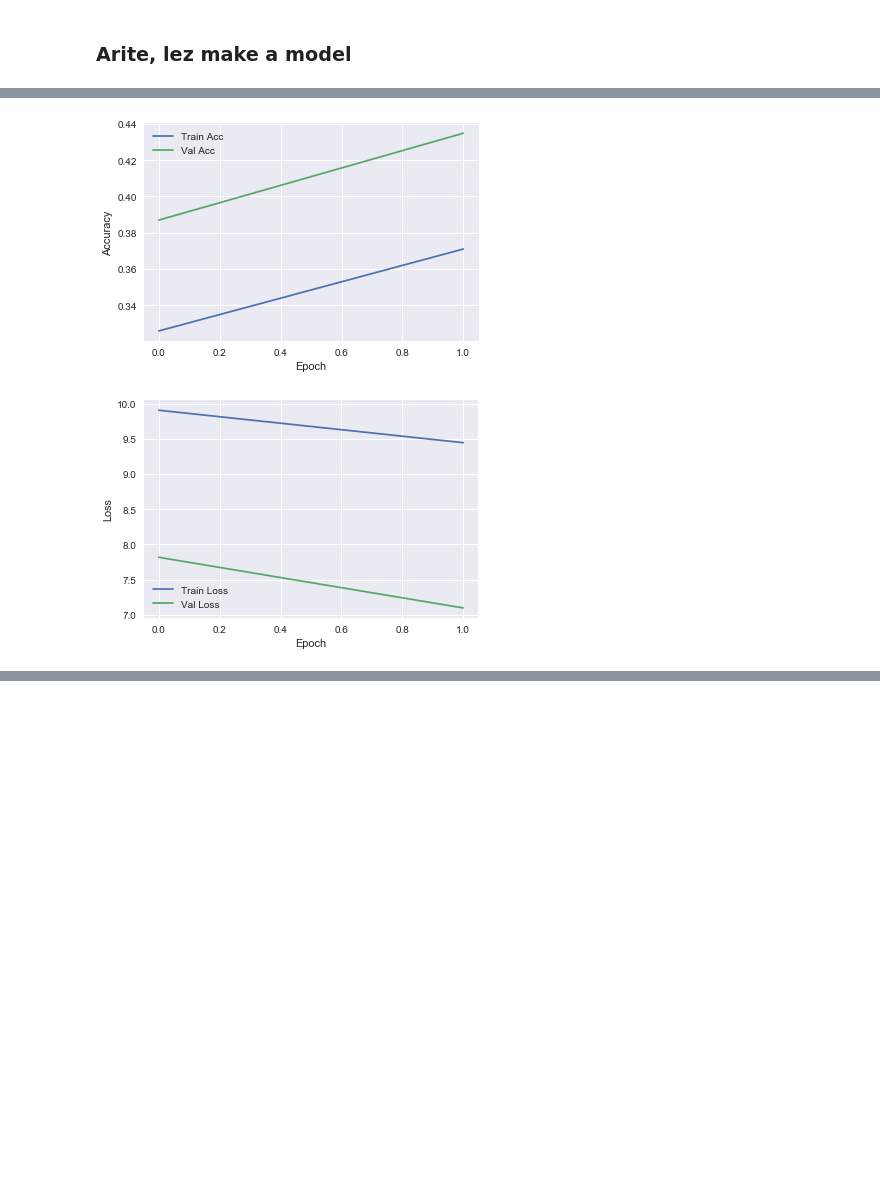
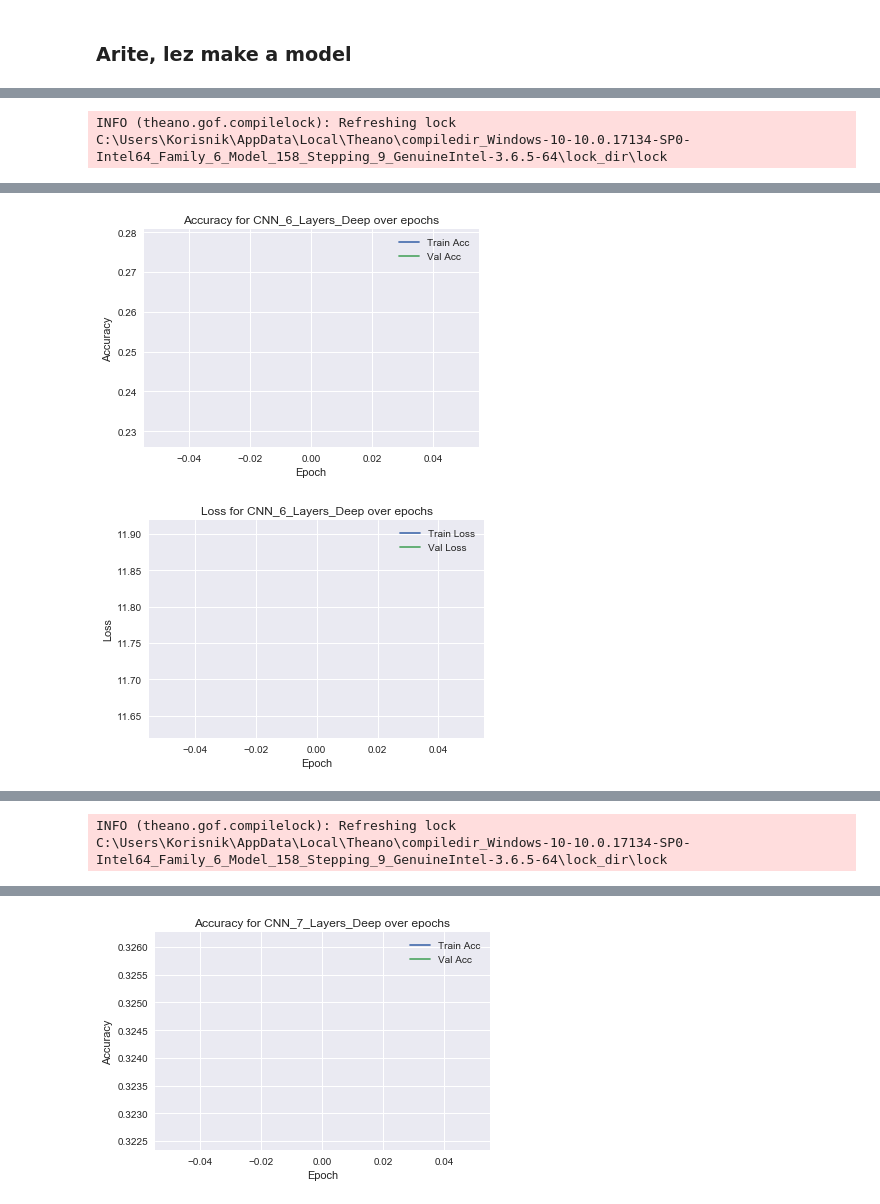
Before and after one commit to BabaJaguska/unseemlyPythonStuff, a Jupyter notebook: TappingPlotStuff.ipynb, the cells around one changed output, grey strips where cells are left out. Drawn from its saved outputs; the diff is of its cells as text; code cells hidden in the pictures; blank space fills up the shorter version.

```diff
--- a/TappingPlotStuff.ipynb
+++ b/TappingPlotStuff.ipynb
@@ -689,5 +690,3 @@ def CNNModel(inputShape):
 
     m = Model(input1,x)
     return m
-# %%
-model = CNNModel((Xtrain.shape[1],Xtrain.shape[2]))
@@ -717,8 +693,7 @@ _________________________________________________________________
 # %%
-model_json = model.to_json()
-fileName = 'modelCNN'
-
-
-with open(fileName+".json", "w") as json_file:
-    json_file.write(model_json)
-print("Saved model to disk.")
+def saveModelTopology(model,modelName):
+    model_json = model.to_json()
+    with open(modelName+'.json', "w") as json_file:
+        json_file.write(model_json)
+    print("Saved model to {}.".format(fileName))
+    return
@@ -767,19 +768,45 @@ Finished training in 16.38 min (0.27 h)
 # %%
-history.history
+histories = []
+modelDepths = []
+accuracies = []
 
-# plot Accuracy over Epochs
-plt.plot(history.history['acc'])
-plt.plot(history.history['val_acc'])
-plt.xlabel('Epoch')
-plt.ylabel('Accuracy')
-plt.legend(['Train Acc','Val Acc'])
-plt.show()
+for nConvLayers in range(6,8):
+    model = CNNModel((Xtrain.shape[1],Xtrain.shape[2]),nConvLayers)
+    model.compile(optimizer = 'adam',
+             loss='categorical_crossentropy',
+             metrics = ['accuracy'])
+    model.summary()
+    modelName = 'CNN_{}_Layers_Deep'.format(nConvLayers)
+    saveModelTopology(model,modelName)
 
-# plot Loss over Epochs
-plt.plot(history.history['loss'])
-plt.plot(history.history['val_loss'])
-plt.xlabel('Epoch')
-plt.ylabel('Loss')
-plt.legend(['Train Loss','Val Loss'])
-plt.show()
+    print('TRAINING...')
+    epochs = 1
+    history = fitModel(model,modelName, Xtrain, Ytrain, Xval, Yval, epochs)
+    histories.append(history.history)
+    modelDepths.append(nConvLayers)
+
+    # check how it went
+    print(history.history)
+
+    # plot Accuracy over Epochs
+    plt.plot(history.history['acc'])
+    plt.plot(history.history['val_acc'])
+    plt.xlabel('Epoch')
+    plt.ylabel('Accuracy')
+    plt.legend(['Train Acc','Val Acc'])
+    plt.title('Accuracy for {} over epochs'.format(modelName))
+    plt.show()
+
+    # plot Loss over Epochs
+    plt.plot(history.history['loss'])
+    plt.plot(history.history['val_loss'])
+    plt.xlabel('Epoch')
+    plt.ylabel('Loss')
+    plt.legend(['Train Loss','Val Loss'])
+    plt.title('Loss for {} over epochs'.format(modelName))
+    plt.show()
+
+    acc = evaluateModel(model, modelName, Xval, Yval)
+    accuracies.append(acc)
 # %% [output]
+INFO (theano.gof.compilelock): Refreshing lock C:\Users\Korisnik\AppData\Local\Theano\compiledir_Windows-10-10.0.17134-SP0-Intel64_Family_6_Model_158_Stepping_9_GenuineIntel-3.6.5-64\lock_dir\lock
@@ -786,2 +830,2 @@ plt.show()
-[figure, old version]
+[figure, new version]
-[figure, old version]
+[figure, new version]
@@ -787,0 +849 @@ plt.show()
+INFO (theano.gof.compilelock): Refreshing lock C:\Users\Korisnik\AppData\Local\Theano\compiledir_Windows-10-10.0.17134-SP0-Intel64_Family_6_Model_158_Stepping_9_GenuineIntel-3.6.5-64\lock_dir\lock
@@ -787,0 +856 @@ plt.show()
+[figure, added]
```
Also changed, not shown: parts of 12 cells of this notebook.
